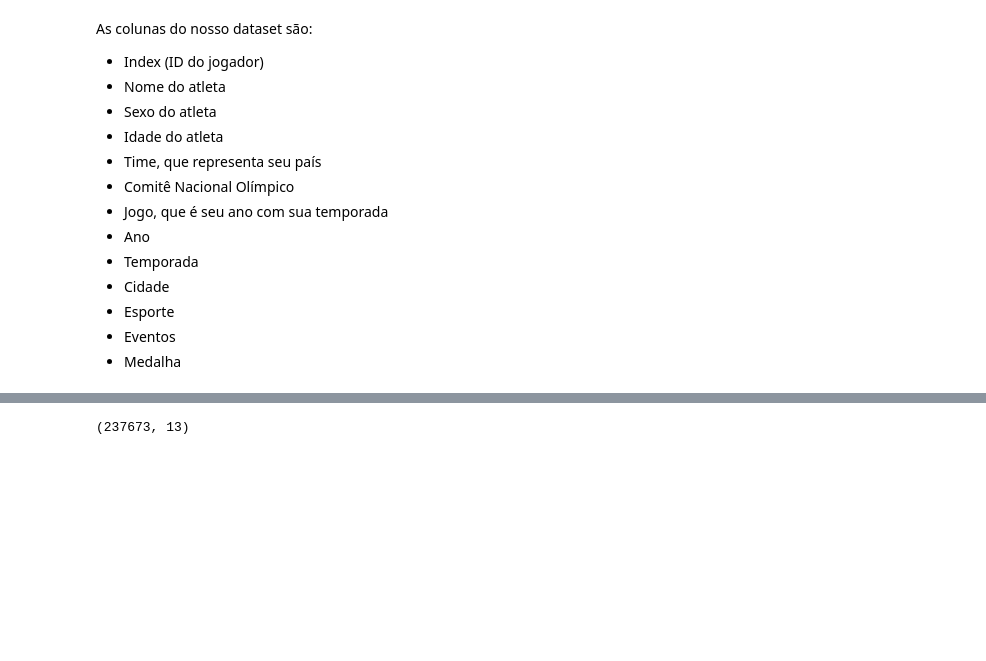
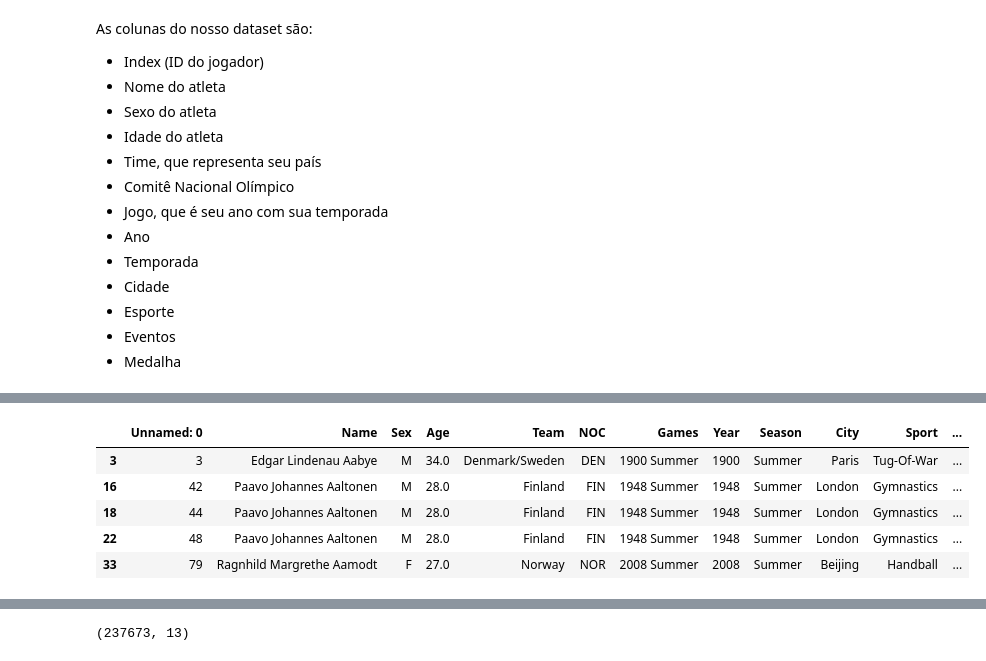
Before and after one commit to lucilagabriela/olimpiadas, a Jupyter notebook: Análise Exploratória de Dados.ipynb, the cells around one changed output, grey strips where cells are left out. Saved outputs shown, nothing was run; the diff lists cells and outputs as text; code cells hidden in the pictures; blank space fills up the shorter version.

```diff
--- a/Análise Exploratória de Dados.ipynb
+++ b/Análise Exploratória de Dados.ipynb
@@ -48,3 +48,13 @@ base.head(10)
 | 7 | 31 | Jyri Tapani Aalto | M | 31.0 | Finland | FIN | 2000 Summer | 2000 | Summer | Sydney | Badminton | ... |
 | 8 | 32 | Minna Maarit Aalto | F | 30.0 | Finland | FIN | 1996 Summer | 1996 | Summer | Atlanta | Sailing | ... |
 | 9 | 33 | Minna Maarit Aalto | F | 34.0 | Finland | FIN | 2000 Summer | 2000 | Summer | Sydney | Sailing | ... |
+# %%
+Gold = base[base["Medal"] == "Gold"]
+Gold.head()
+# %% [output]
+|  | Unnamed: 0 | Name | Sex | Age | Team | NOC | Games | Year | Season | City | Sport | ... |
+| 3 | 3 | Edgar Lindenau Aabye | M | 34.0 | Denmark/Sweden | DEN | 1900 Summer | 1900 | Summer | Paris | Tug-Of-War | ... |
+| 16 | 42 | Paavo Johannes Aaltonen | M | 28.0 | Finland | FIN | 1948 Summer | 1948 | Summer | London | Gymnastics | ... |
+| 18 | 44 | Paavo Johannes Aaltonen | M | 28.0 | Finland | FIN | 1948 Summer | 1948 | Summer | London | Gymnastics | ... |
+| 22 | 48 | Paavo Johannes Aaltonen | M | 28.0 | Finland | FIN | 1948 Summer | 1948 | Summer | London | Gymnastics | ... |
+| 33 | 79 | Ragnhild Margrethe Aamodt | F | 27.0 | Norway | NOR | 2008 Summer | 2008 | Summer | Beijing | Handball | ... |
```
Also changed, not shown: parts of 19 cells of this notebook.
